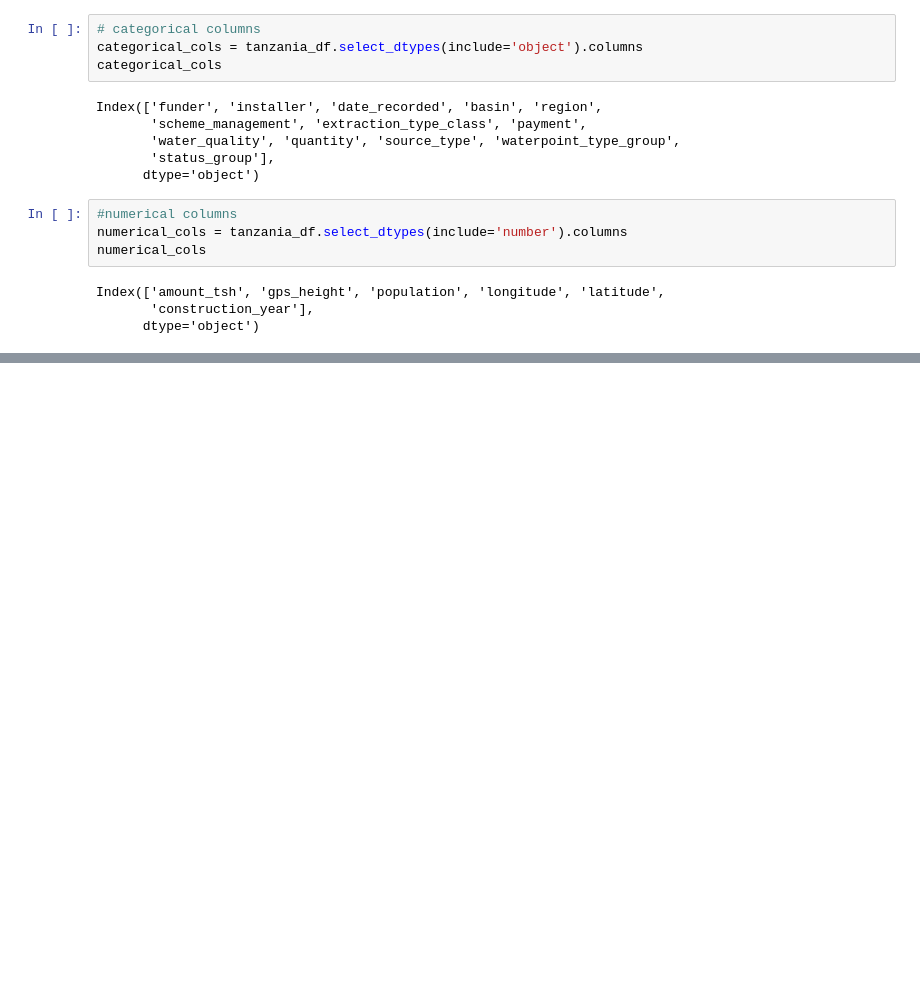
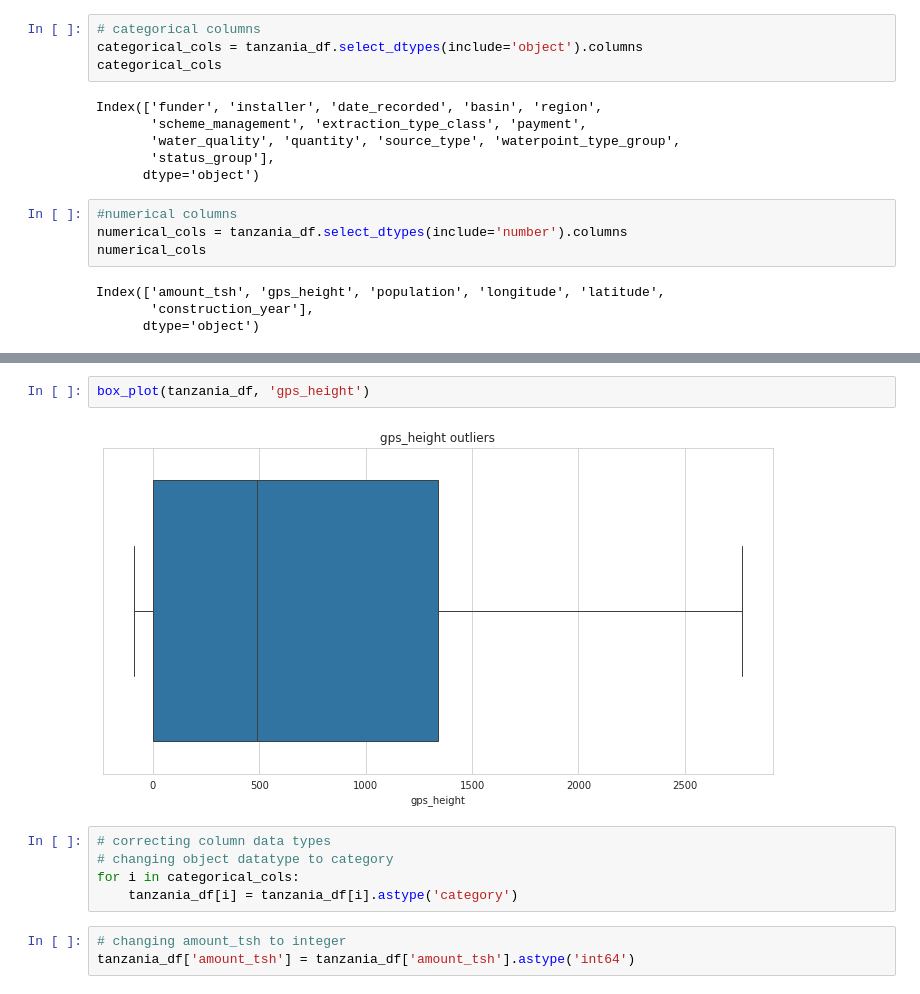
Before and after one commit to AlexIrungu/Tanzania-Wells-Classification-, a Jupyter notebook: index.ipynb, the cells around one changed output, grey strips where cells are left out. Saved outputs shown, nothing was run; the diff lists cells and outputs as text; blank space fills up the shorter version.

```diff
--- a/index.ipynb
+++ b/index.ipynb
@@ -410,0 +486,12 @@ Index(['amount_tsh', 'gps_height', 'population', 'longitude', 'latitude',
+# %%
+box_plot(tanzania_df, 'gps_height')
+# %% [output]
+[figure, added]
+# %%
+# correcting column data types
+# changing object datatype to category
+for i in categorical_cols:
+    tanzania_df[i] = tanzania_df[i].astype('category')
+# %%
+# changing amount_tsh to integer
+tanzania_df['amount_tsh'] = tanzania_df['amount_tsh'].astype('int64')
```
Also changed, not shown: parts of 17 cells of this notebook.
